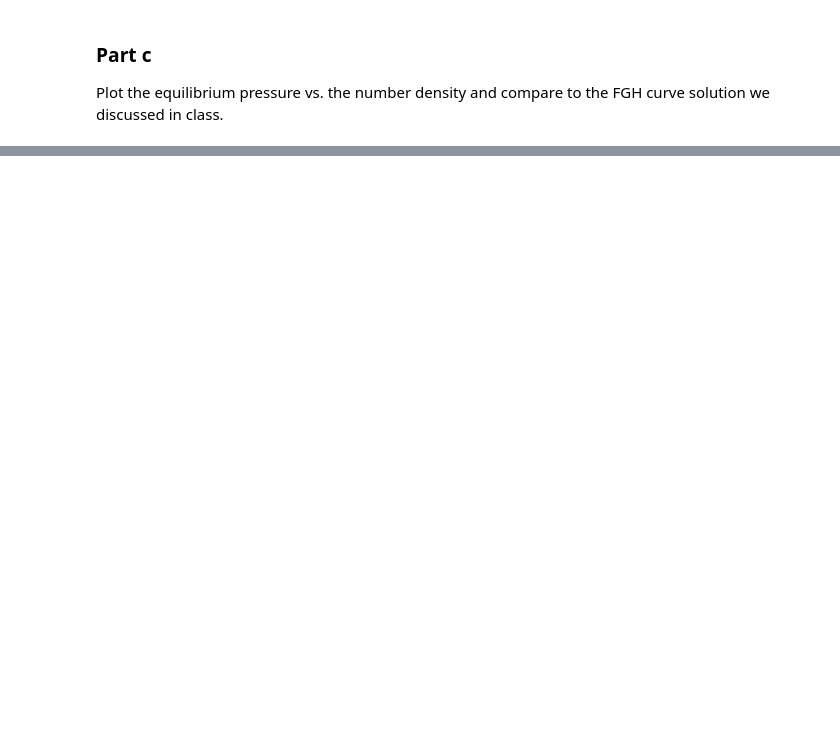
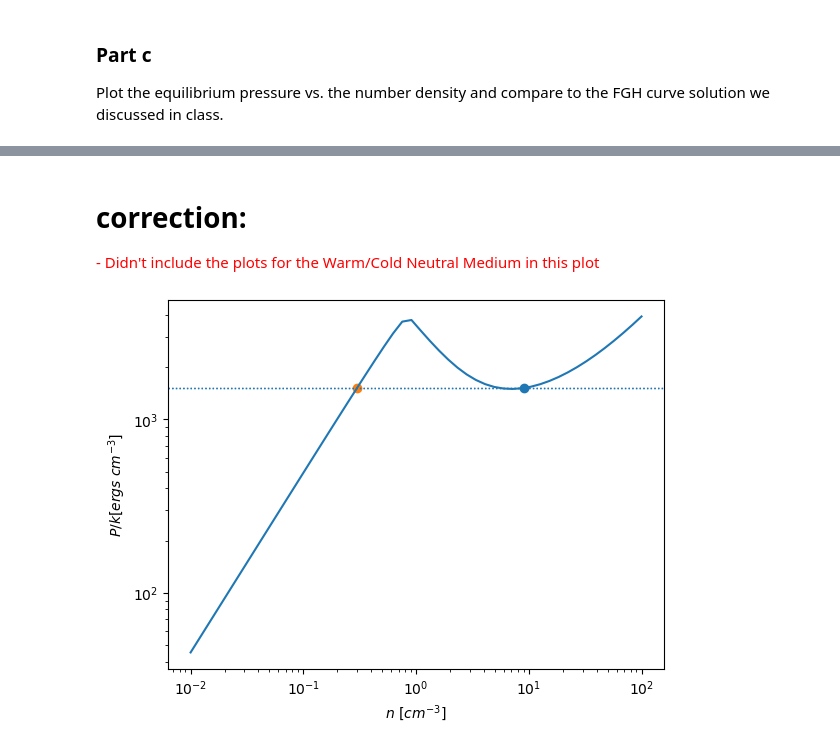
Before and after one commit to akuznetsova/spf-2024, a Jupyter notebook: w2/submissions/HW2-[THEODORE EDWARDS].ipynb, the cells around one changed output, grey strips where cells are left out. Drawn from its saved outputs; the diff is of its cells as text; code cells hidden in the pictures; blank space fills up the shorter version.

```diff
--- a/w2/submissions/HW2-[THEODORE EDWARDS].ipynb
+++ b/w2/submissions/HW2-[THEODORE EDWARDS].ipynb
@@ -324,0 +365,18 @@ show()
+# %% [markdown]
+# correction:
+<font color='red'>
+- Didn't include the plots for the Warm/Cold Neutral Medium in this plot<br>
+</font>
+# %%
+plot(n_density, n_density*equilibriumTemp)
+scatter(n_CNM,n_CNM*T_CNM)
+scatter(n_WNM,n_WNM*T_WNM)
+axhline(n_WNM*T_WNM, ls='dotted',lw=1)
+axhline(n_CNM*T_CNM, ls='dotted',lw=1)
+yscale("log")
+xscale("log")
+xlabel(r'$n \ [cm^{-3}]$')
+ylabel(r'$P/k[ergs \ cm^{-3}]$')
+show()
+# %% [output]
+[figure, added]
```
Also changed, not shown: parts of 8 cells of this notebook.
